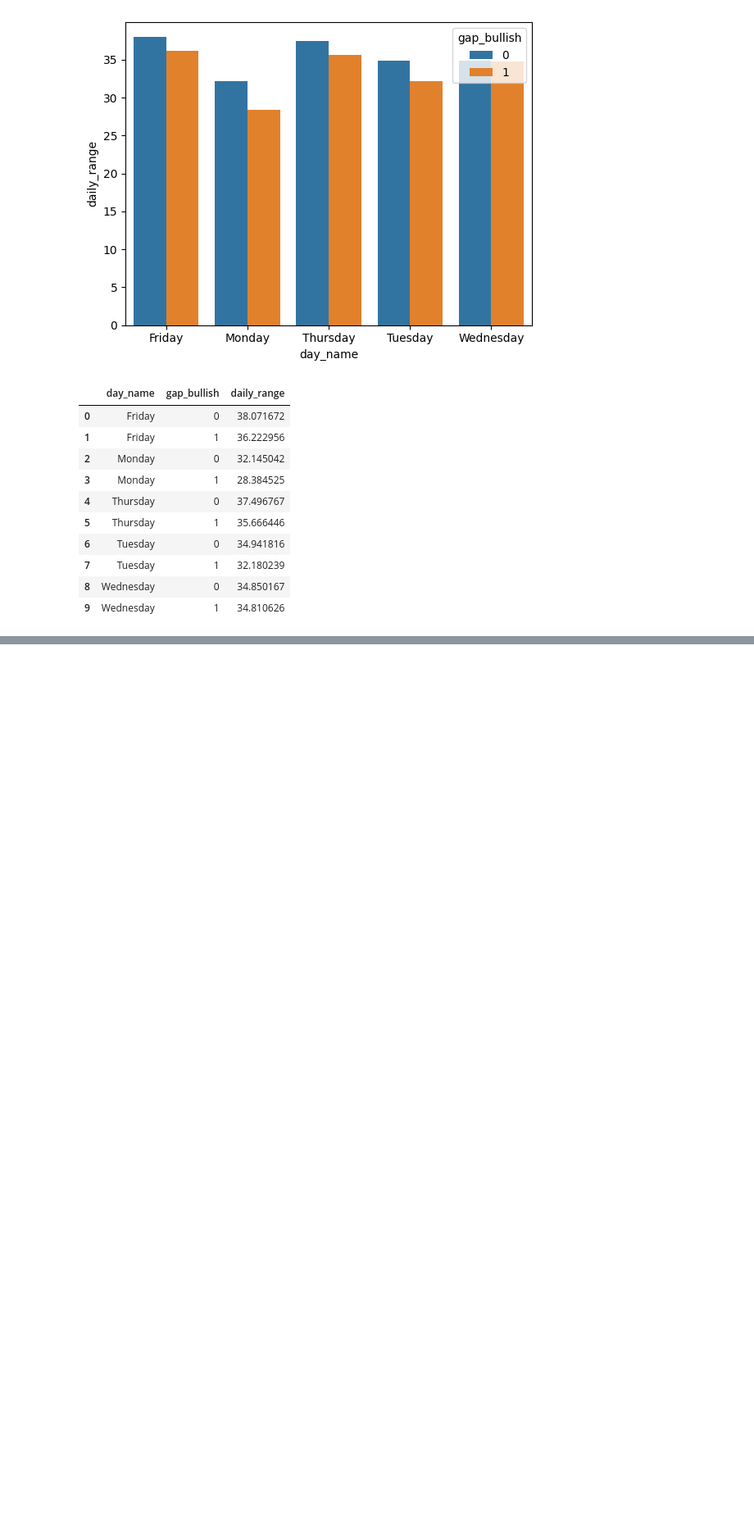
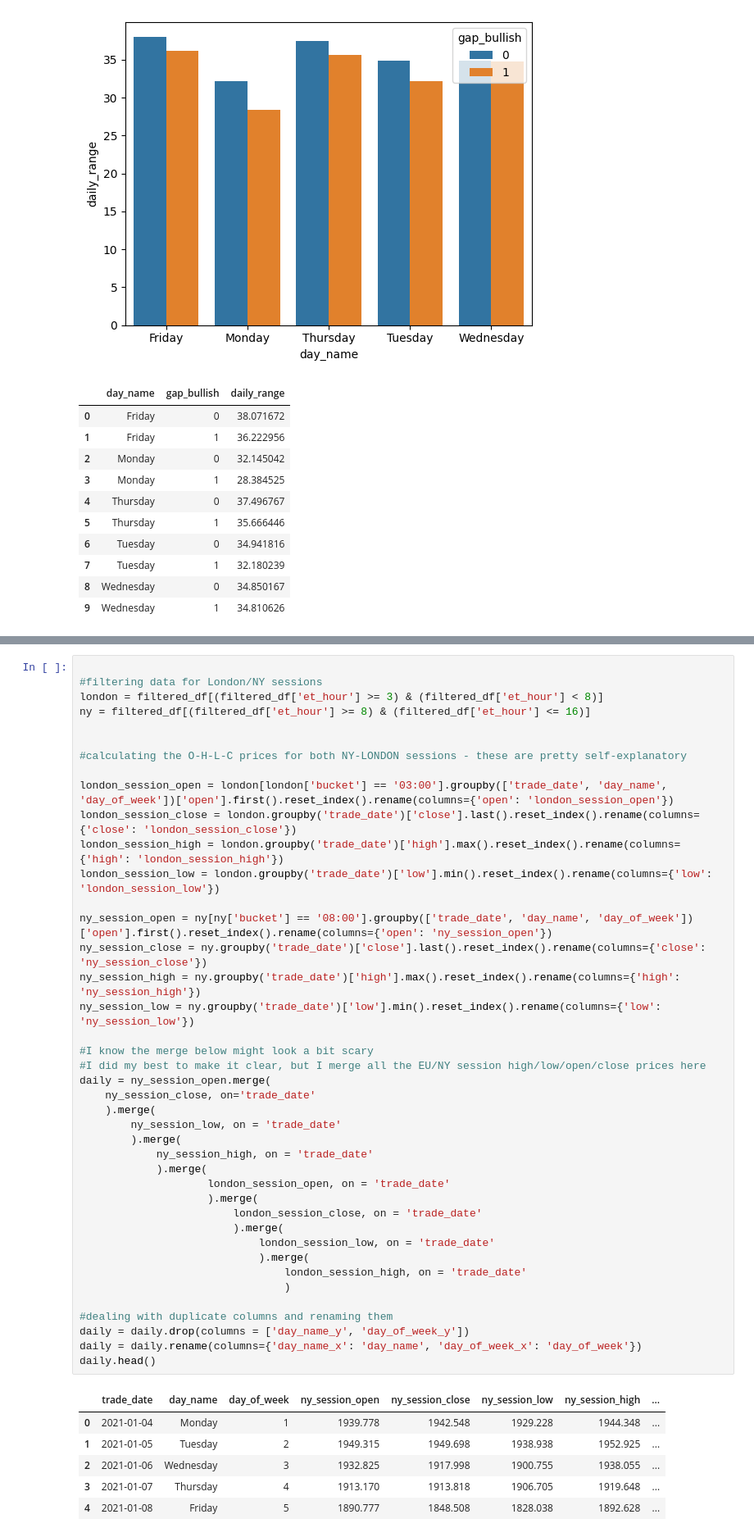
Before and after one commit to ady7ady7/python_agentic_learning, a Jupyter notebook: project2_xauusd_analysis/notebooks/01_data_import_eda.ipynb, the cells around one changed output, grey strips where cells are left out. Shown at 82% size. Cells and saved outputs as stored; diff of their text form; blank space fills up the shorter version.

```diff
--- a/project2_xauusd_analysis/notebooks/01_data_import_eda.ipynb
+++ b/project2_xauusd_analysis/notebooks/01_data_import_eda.ipynb
@@ -543,0 +560,48 @@ daily.shape
+# %%
+
+#filtering data for London/NY sessions
+london = filtered_df[(filtered_df['et_hour'] >= 3) & (filtered_df['et_hour'] < 8)]
+ny = filtered_df[(filtered_df['et_hour'] >= 8) & (filtered_df['et_hour'] <= 16)]
+
+
+#calculating the O-H-L-C prices for both NY-LONDON sessions - these are pretty self-explanatory
+
+london_session_open = london[london['bucket'] == '03:00'].groupby(['trade_date', 'day_name', 'day_of_week'])['open'].first().reset_index().rename(columns={'open': 'london_session_open'})
+london_session_close = london.groupby('trade_date')['close'].last().reset_index().rename(columns={'close': 'london_session_close'})
+london_session_high = london.groupby('trade_date')['high'].max().reset_index().rename(columns={'high': 'london_session_high'})
+london_session_low = london.groupby('trade_date')['low'].min().reset_index().rename(columns={'low': 'london_session_low'})
+
+ny_session_open = ny[ny['bucket'] == '08:00'].groupby(['trade_date', 'day_name', 'day_of_week'])['open'].first().reset_index().rename(columns={'open': 'ny_session_open'})
+ny_session_close = ny.groupby('trade_date')['close'].last().reset_index().rename(columns={'close': 'ny_session_close'})
+ny_session_high = ny.groupby('trade_date')['high'].max().reset_index().rename(columns={'high': 'ny_session_high'})
+ny_session_low = ny.groupby('trade_date')['low'].min().reset_index().rename(columns={'low': 'ny_session_low'})
+
+#I know the merge below might look a bit scary
+#I did my best to make it clear, but I merge all the EU/NY session high/low/open/close prices here
+daily = ny_session_open.merge(
+    ny_session_close, on='trade_date'
+    ).merge(
+        ny_session_low, on = 'trade_date'
+        ).merge(
+            ny_session_high, on = 'trade_date'
+            ).merge(
+                    london_session_open, on = 'trade_date'
+                    ).merge(
+                        london_session_close, on = 'trade_date'
+                        ).merge(
+                            london_session_low, on = 'trade_date'
+                            ).merge(
+                                london_session_high, on = 'trade_date'
+                                )
+
+#dealing with duplicate columns and renaming them
+daily = daily.drop(columns = ['day_name_y', 'day_of_week_y'])
+daily = daily.rename(columns={'day_name_x': 'day_name', 'day_of_week_x': 'day_of_week'})
+daily.head()
+# %% [output]
+|  | trade_date | day_name | day_of_week | ny_session_open | ny_session_close | ny_session_low | ny_session_high | ... |
+| 0 | 2021-01-04 | Monday | 1 | 1939.778 | 1942.548 | 1929.228 | 1944.348 | ... |
+| 1 | 2021-01-05 | Tuesday | 2 | 1949.315 | 1949.698 | 1938.938 | 1952.925 | ... |
+| 2 | 2021-01-06 | Wednesday | 3 | 1932.825 | 1917.998 | 1900.755 | 1938.055 | ... |
+| 3 | 2021-01-07 | Thursday | 4 | 1913.170 | 1913.818 | 1906.705 | 1919.648 | ... |
+| 4 | 2021-01-08 | Friday | 5 | 1890.777 | 1848.508 | 1828.038 | 1892.628 | ... |
```
Also changed, not shown: parts of 8 cells of this notebook, 2 other files.
